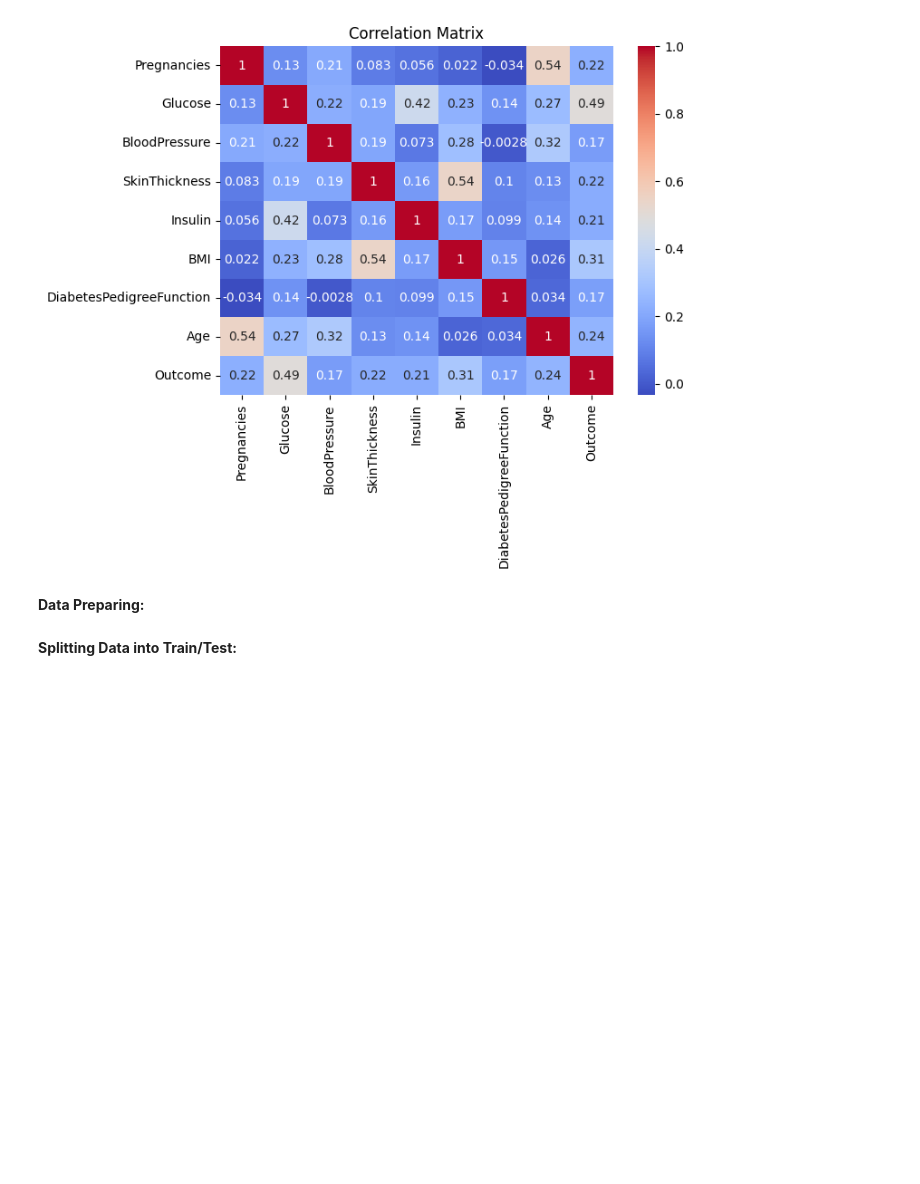
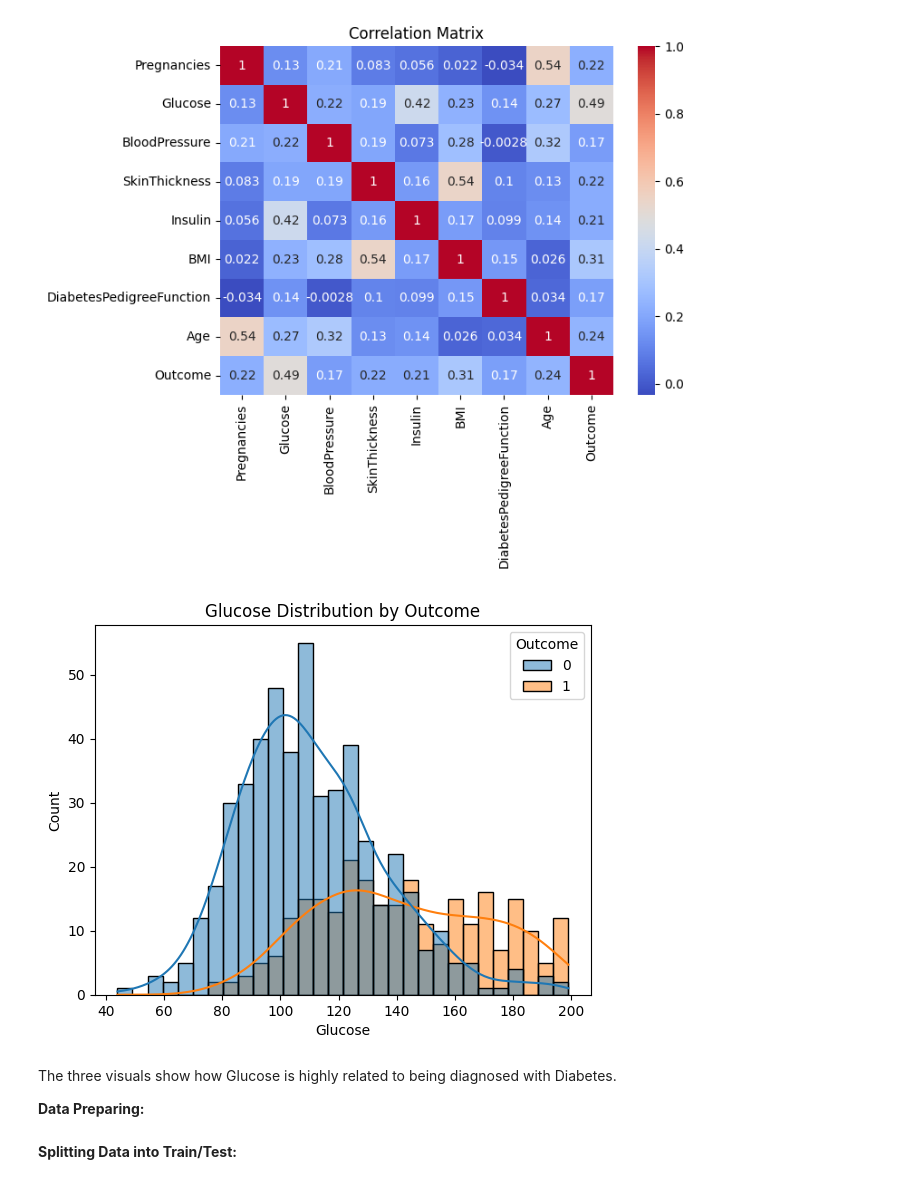
Before and after one commit to ridaouiafaf/diabetes_prediction_model, a Jupyter notebook: Diabetes_Prediction.ipynb, the cells around one changed output. Cells and saved outputs as stored; diff of their text form; code cells hidden in the pictures; blank space fills up the shorter version.

```diff
--- a/Diabetes_Prediction.ipynb
+++ b/Diabetes_Prediction.ipynb
@@ -145,8 +137,17 @@ plt.show()
 # This one shows how strongly a feature is related to diabetes (Outcome).
 # %% [output]
 [figure]
-# %% [markdown]
-**Data Preparing:**
+# %%
+# Two overlapping histograms
+sns.histplot(data=df, x='Glucose', hue='Outcome', kde=True, bins=30)
+plt.title('Glucose Distribution by Outcome')
+plt.show()
+# %% [output]
+[figure, added]
+# %% [markdown]
+The three visuals show how Glucose is highly related to being diagnosed with Diabetes.
+
+**Data Preparing:**
 # %%
 from sklearn.preprocessing import StandardScaler #StandardScaler comes from sklearn.preprocessing and will normalize the features.
 
```
Also changed, not shown: parts of 7 cells of this notebook.
